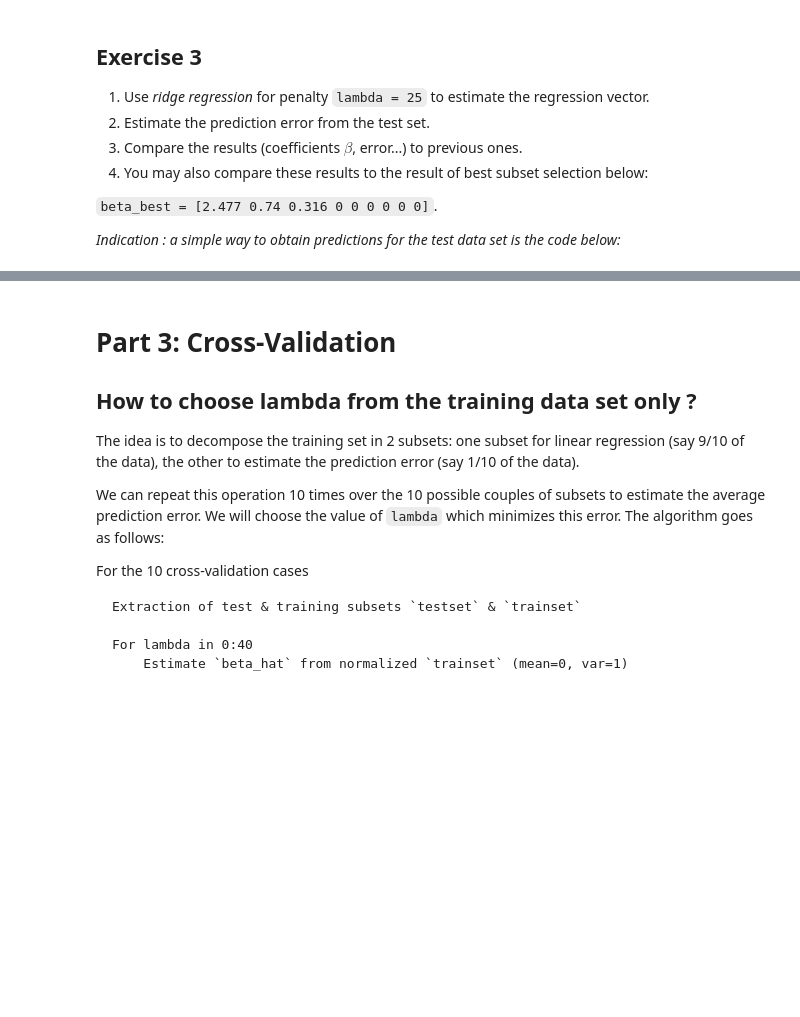
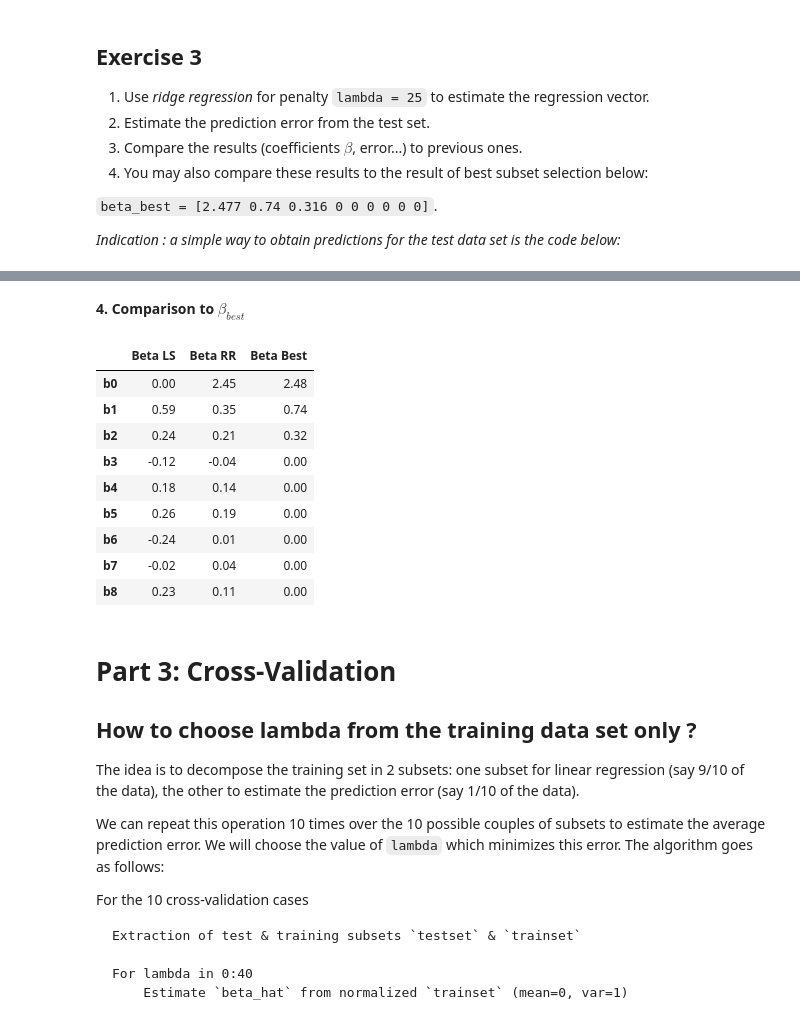
Before and after one commit to felixmnnr/SDI_DEA, a Jupyter notebook: TP1_Monnier_Vasseur/TP1_Vasseur_Monnier.ipynb, the cells around one changed output, grey strips where cells are left out. Saved outputs shown, nothing was run; the diff lists cells and outputs as text; code cells hidden in the pictures; blank space fills up the shorter version.

```diff
--- a/TP1_Monnier_Vasseur/TP1_Vasseur_Monnier.ipynb
+++ b/TP1_Monnier_Vasseur/TP1_Vasseur_Monnier.ipynb
@@ -308,15 +317,9 @@ X_test = np.hstack((np.ones((N_test,1)), M_test[:,0:8]))
 # Exercise 3
 X_train_reg=X_train_pd.iloc[:,1:]
 X_test_reg = X_test_pd.iloc[:,1:]
-
-#parametre lambda
 lambda_ridge = 25
 id = np.eye(X_train_reg.shape[1])
 
 #Calcul de beta_hat_reg
 beta_hat_reg= la.inv(lambda_ridge*id+X_train_reg.T@X_train_reg)@X_train_reg.T@t_train_norm
-
-#estimation of the error
-t_hat_reg = np.dot(X_test_reg,beta_hat_reg)
-LSE_test_reg= la.norm(t_test-t_hat_reg)**2
-print(f'LSE_test_reg : {LSE_test_reg}')
+beta_hat_reg1 = np.concatenate(([t0],beta_hat_reg))
@@ -322,0 +337,3 @@ print(f'LSE_test_reg : {LSE_test_reg}')
+# %%
+coef_beta = pd.DataFrame([beta_hat.T,beta_hat_reg1],index=['Beta LS','Beta RR'],columns=[f'b{i}' for i in range(0,9)]).T
+coef_beta
@@ -323,3 +351,22 @@ print(f'LSE_test_reg : {LSE_test_reg}')
+# %% [markdown]
+**4. Comparison to $\beta_{best}$**
+# %%
+beta_best = [2.477, 0.74, 0.316, 0, 0, 0, 0, 0, 0]
+
+coef_beta['Beta Best'] = beta_best
+coef_beta = coef_beta.round(2)
+coef_beta
+# %% [output]
+|  | Beta LS | Beta RR | Beta Best |
+| b0 | 0.00 | 2.45 | 2.48 |
+| b1 | 0.59 | 0.35 | 0.74 |
+| b2 | 0.24 | 0.21 | 0.32 |
+| b3 | -0.12 | -0.04 | 0.00 |
+| b4 | 0.18 | 0.14 | 0.00 |
+| b5 | 0.26 | 0.19 | 0.00 |
+| b6 | -0.24 | 0.01 | 0.00 |
+| b7 | -0.02 | 0.04 | 0.00 |
+| b8 | 0.23 | 0.11 | 0.00 |
 # %% [markdown]
 # Part 3: Cross-Validation
 
```
Also changed, not shown: parts of 30 cells of this notebook.
